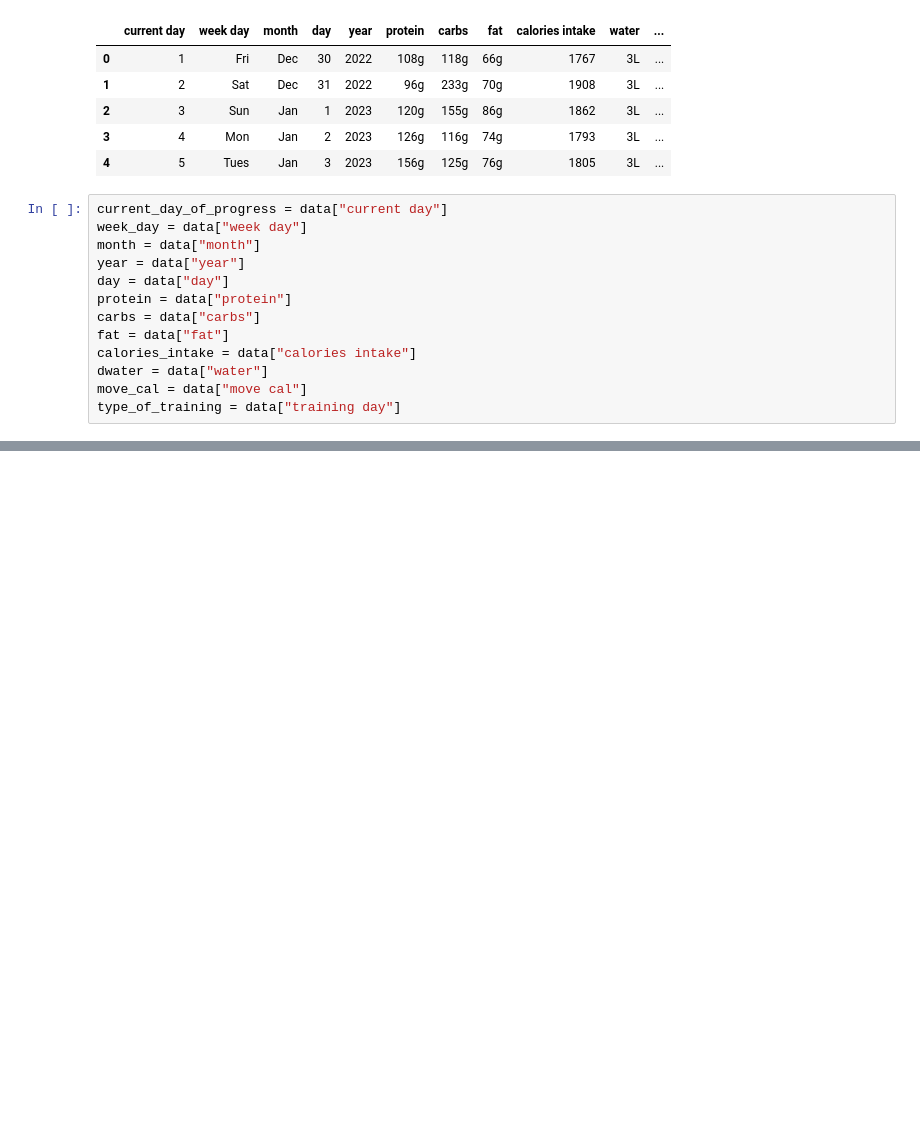
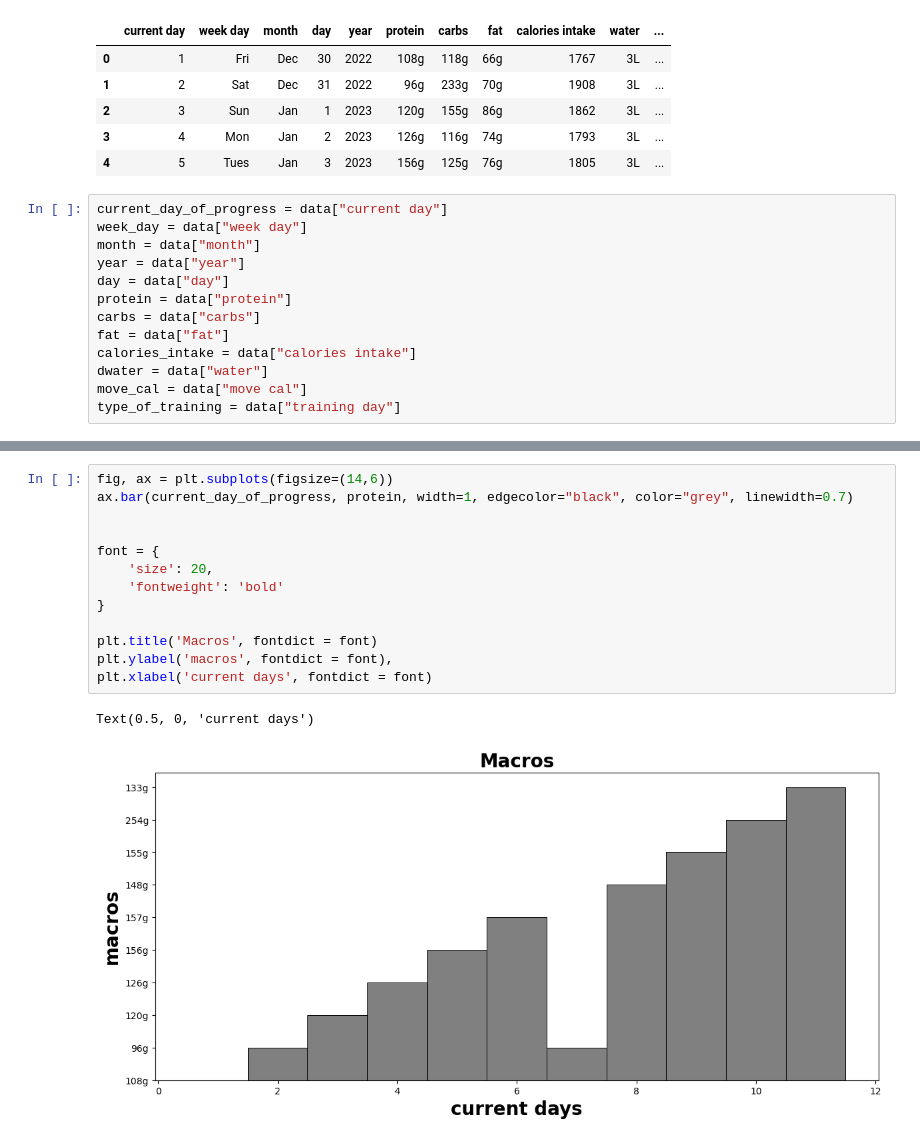
Before and after one commit to AnastasiiaAsti/py_tracker, a Jupyter notebook: tracker.ipynb, the cells around one changed output, grey strips where cells are left out. Drawn from its saved outputs; the diff is of its cells as text; blank space fills up the shorter version.

```diff
--- a/tracker.ipynb
+++ b/tracker.ipynb
@@ -53,0 +62,16 @@ ax.bar(current_day_of_progress, move_cal, width=1, edgecolor="black", linewidth=
+# %%
+fig, ax = plt.subplots(figsize=(14,6))
+ax.bar(current_day_of_progress, protein, width=1, edgecolor="black", color="grey", linewidth=0.7)
+
+
+font = {
+    'size': 20,
+    'fontweight': 'bold'
+}
+
+plt.title('Macros', fontdict = font)
+plt.ylabel('macros', fontdict = font),
+plt.xlabel('current days', fontdict = font)
+# %% [output]
+Text(0.5, 0, 'current days')
+[figure, added]
```
Also changed, not shown: parts of 3 cells of this notebook.
